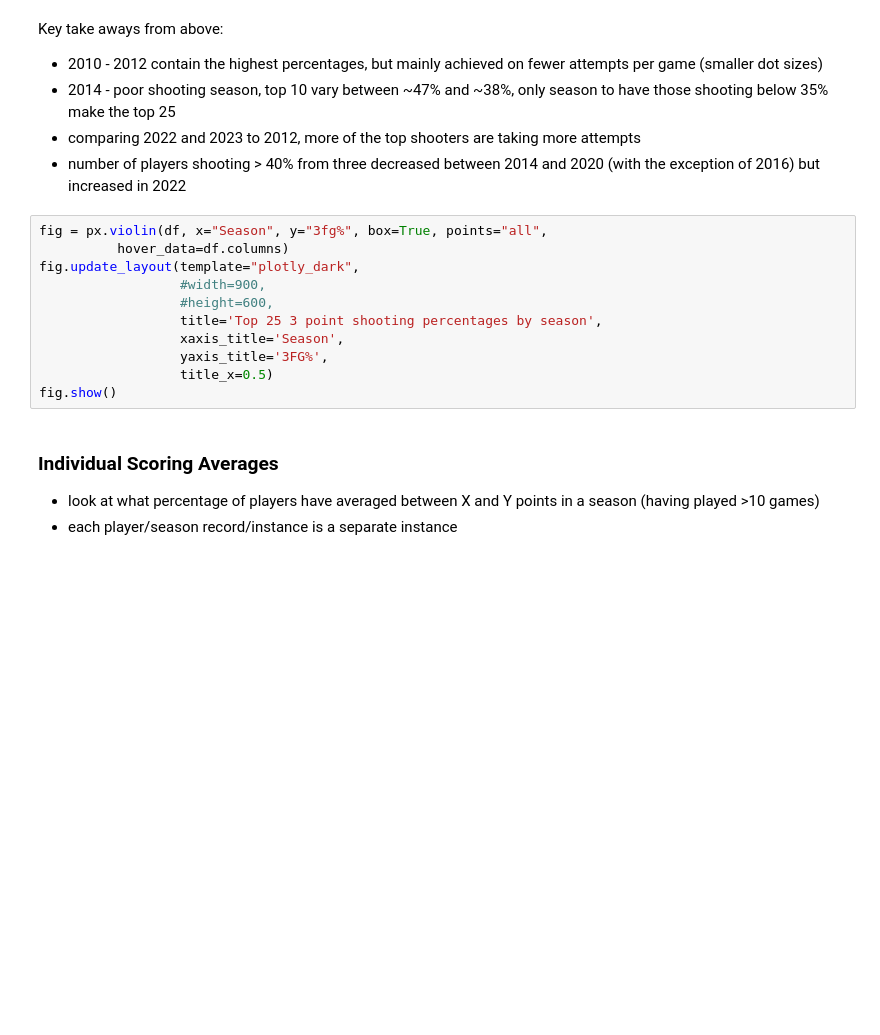
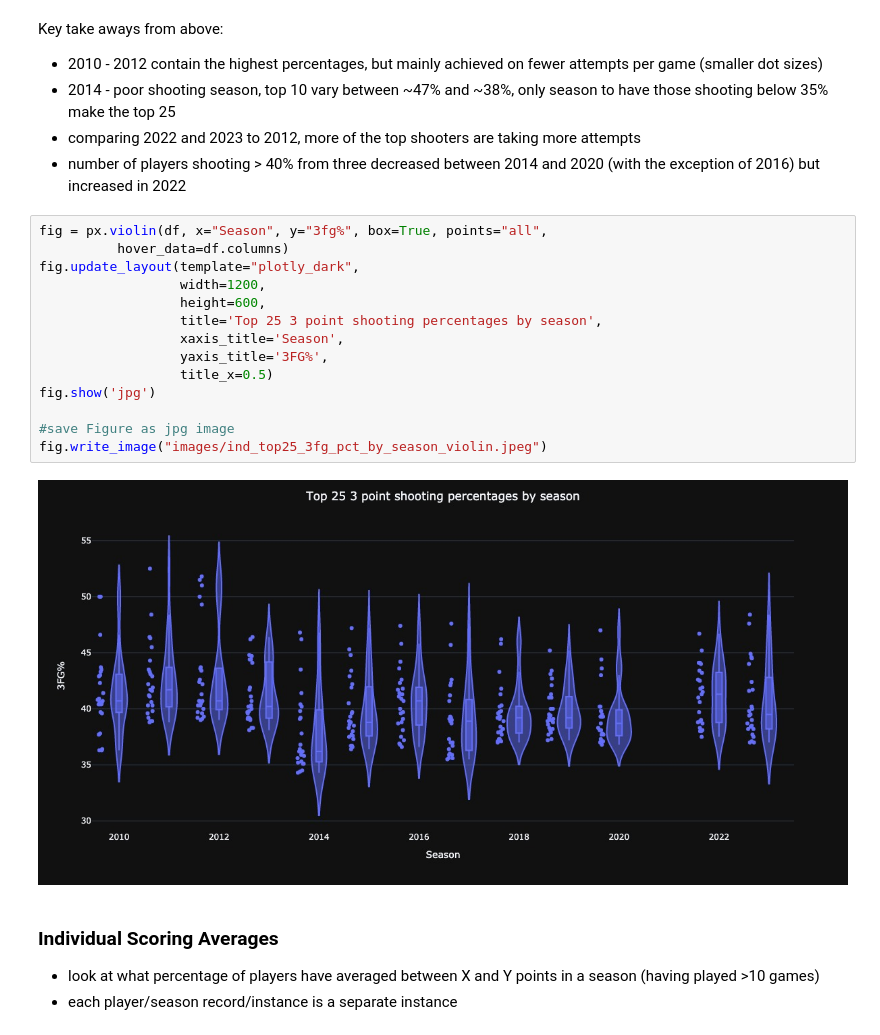
Before and after one commit to emmaritcey/usports_database, a Jupyter notebook: Final_Visualizations_Scoring.ipynb, the cells around one changed output. Saved outputs shown, nothing was run; the diff lists cells and outputs as text; blank space fills up the shorter version.

Commit message:
update visualizations notebook

```diff
--- a/Final_Visualizations_Scoring.ipynb
+++ b/Final_Visualizations_Scoring.ipynb
@@ -533,14 +539,19 @@ Key take aways from above:
 # %%
 fig = px.violin(df, x="Season", y="3fg%", box=True, points="all",
           hover_data=df.columns)
 fig.update_layout(template="plotly_dark",
-                  #width=900,
-                  #height=600,
+                  width=1200,
+                  height=600,
                   title='Top 25 3 point shooting percentages by season',
                   xaxis_title='Season',
                   yaxis_title='3FG%',
                   title_x=0.5)
-fig.show()
+fig.show('jpg')
+
+#save Figure as jpg image
+fig.write_image("images/ind_top25_3fg_pct_by_season_violin.jpeg")
+# %% [output]
+[figure, added]
 # %% [markdown]
 ### Individual Scoring Averages
 - look at what percentage of players have averaged between X and Y points in a season (having played >10 games)
```
Also changed, not shown: parts of 7 cells of this notebook, 1 other file.
